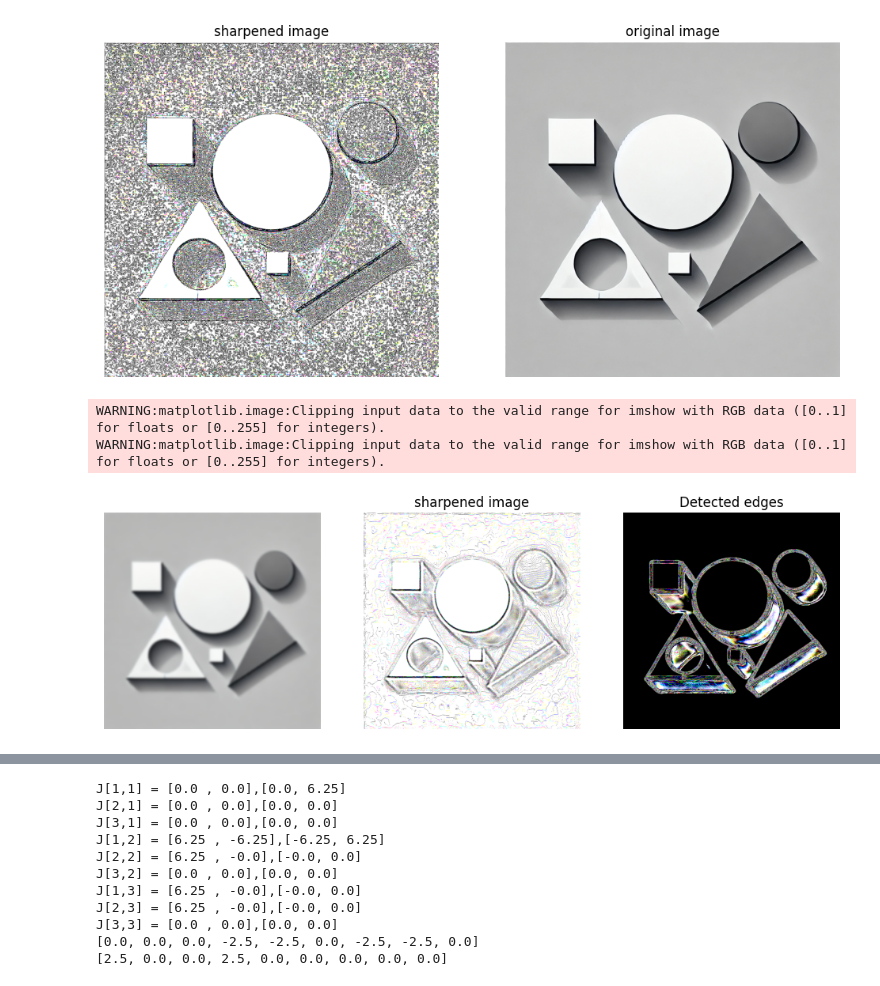
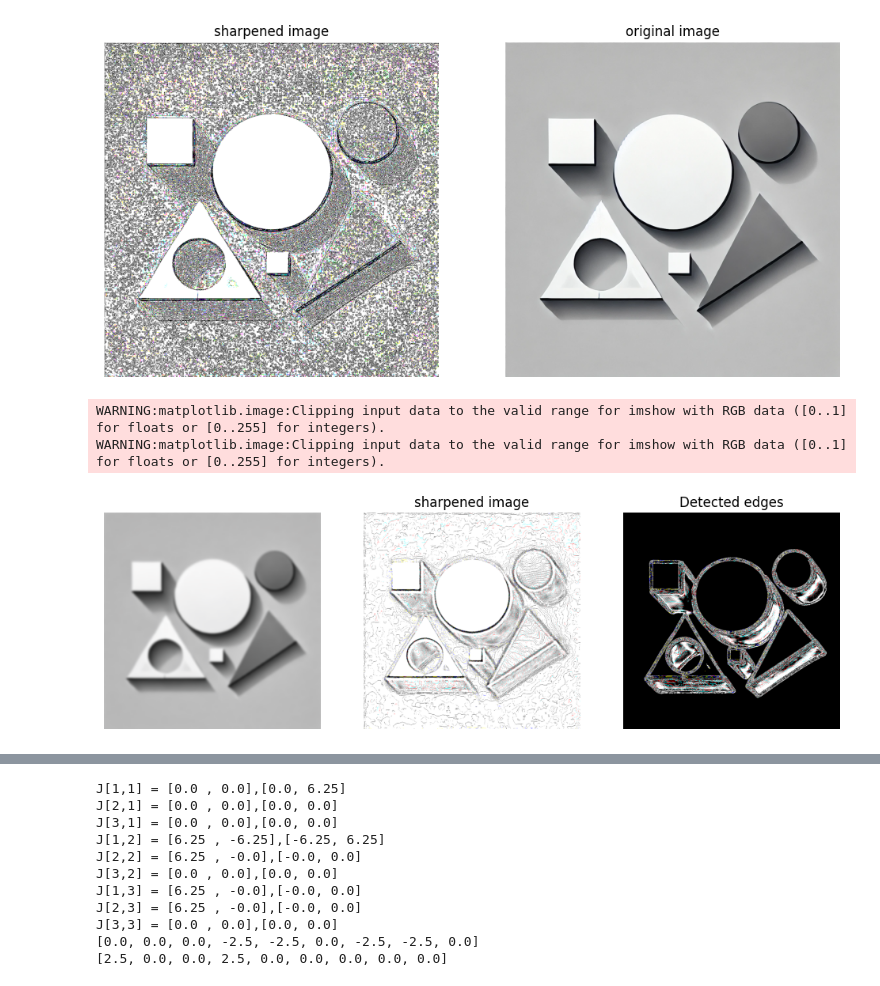
Before and after one commit to Jaseelkt007/ML, a Jupyter notebook: Computer_vision_basics.ipynb, the cells around one changed output, grey strips where cells are left out. Cells and saved outputs as stored; diff of their text form; code cells hidden in the pictures.

```diff
--- a/Computer_vision_basics.ipynb
+++ b/Computer_vision_basics.ipynb
@@ -52,17 +52,12 @@ plt.show()
 WARNING:matplotlib.image:Clipping input data to the valid range for imshow with RGB data ([0..1] for floats or [0..255] for integers).
 [figure]
 # %%
-# Now using Guassian kernal for smoothing
+# First Derivative Edge detection
 import scipy.ndimage as ndimage
 from scipy.ndimage import sobel
 
 def guassian_blur(image , sigma= 1):
-    # create a guassian kernal based on the sigma provide
-    # scipy creates the kernel
-    blurred_img = np.zeros_like(image)
-    for c in range(image.shape[2]):
-        blurred_img[:,:,c] = blurred_img[:,:,c] + ndimage.gaussian_filter(image[:,:,c] , sigma=sigma)
-    return blurred_img
+    return ndimage.gaussian_filter(image , sigma=sigma)
 
 sigma = 5 # variance
 image = img_array
@@ -79,31 +74,32 @@ def compute_gradient_magnitude(image):
     return mag
 
 def apply_threshold(mag, threshold = 50):
     # Apply a threshold to gradient maginture, then multiply by 255 for pixel values
     return (mag > threshold).astype(np.float32) *255
 
 threshold = 11
 gradient_mag = compute_gradient_magnitude(blurred_img)
 edges = apply_threshold(gradient_mag, threshold=threshold)
 
 plt.figure(figsize=(12,6))
 plt.subplot(1,3,1)
 plt.imshow(blurred_img)
 plt.axis('off')
 
 diffused_arry = linear_diffusion(blurred_img, alpha = .9)
 plt.subplot(1,3,2)
 plt.title("sharpened image")
 plt.imshow(diffused_arry)
 plt.axis('off')
 
 plt.subplot(1,3,3)
 plt.imshow(edges, cmap='gray')
 plt.title("Detected edges")
 plt.axis('off')
 
 plt.show()
+#print(gradient_mag)
 # %% [output]
 WARNING:matplotlib.image:Clipping input data to the valid range for imshow with RGB data ([0..1] for floats or [0..255] for integers).
 WARNING:matplotlib.image:Clipping input data to the valid range for imshow with RGB data ([0..1] for floats or [0..255] for integers).
-[figure, old version]
+[figure, new version]
```
Also changed, not shown: parts of 2 cells of this notebook.
